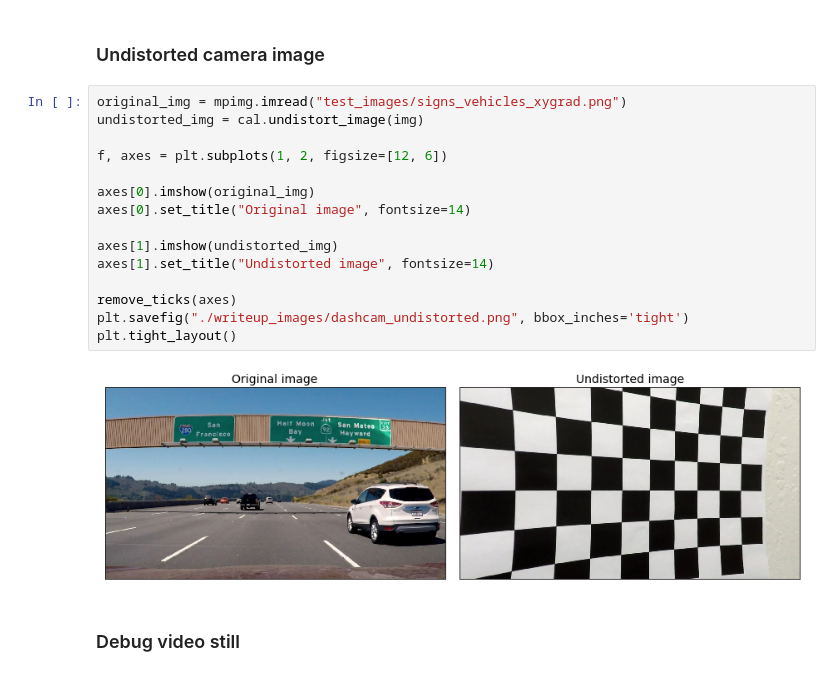
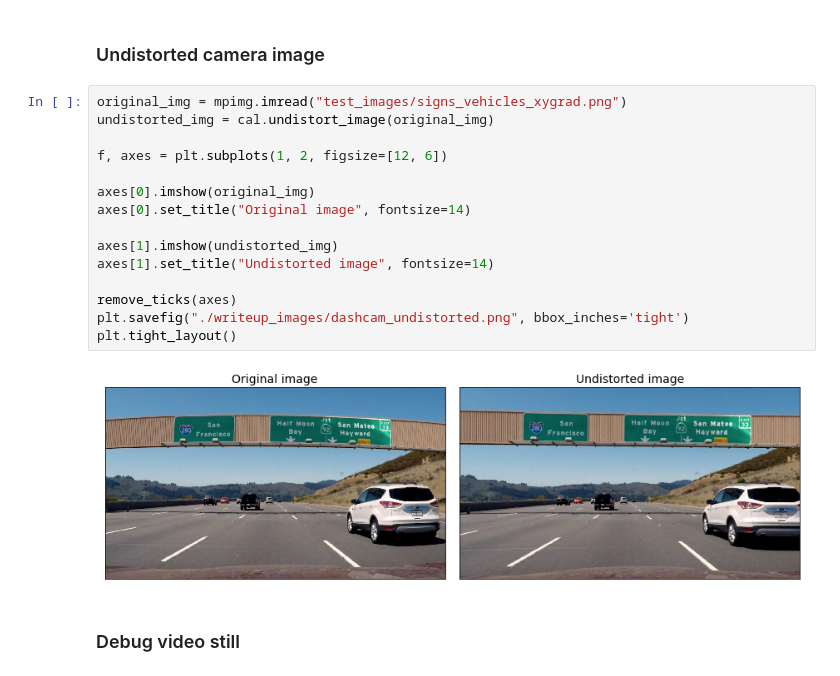
Before and after one commit to gnsiva/CarND-Advanced-Lane-Lines, a Jupyter notebook: writeup_figures.ipynb, the cells around one changed output. Saved outputs shown, nothing was run; the diff lists cells and outputs as text.

Commit message:
Fixing figure again

```diff
--- a/writeup_figures.ipynb
+++ b/writeup_figures.ipynb
@@ -54,21 +57,21 @@ plt.show()
 ### Undistorted camera image
 # %%
 original_img = mpimg.imread("test_images/signs_vehicles_xygrad.png")
-undistorted_img = cal.undistort_image(img)
+undistorted_img = cal.undistort_image(original_img)
 
 f, axes = plt.subplots(1, 2, figsize=[12, 6])
 
 axes[0].imshow(original_img)
 axes[0].set_title("Original image", fontsize=14)
 
 axes[1].imshow(undistorted_img)
 axes[1].set_title("Undistorted image", fontsize=14)
 
 remove_ticks(axes)
 plt.savefig("./writeup_images/dashcam_undistorted.png", bbox_inches='tight')
 plt.tight_layout()
 # %% [output]
-[figure, old version]
+[figure, new version]
 # %% [markdown]
 ### Debug video still
 # %%
```
Also changed, not shown: parts of 1 cell of this notebook, 1 other file.
